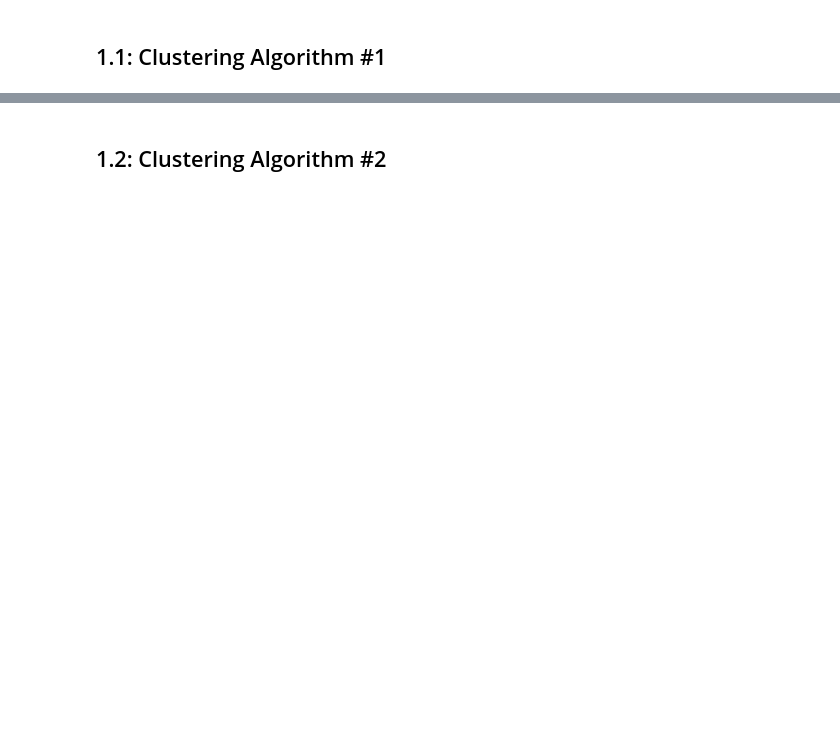
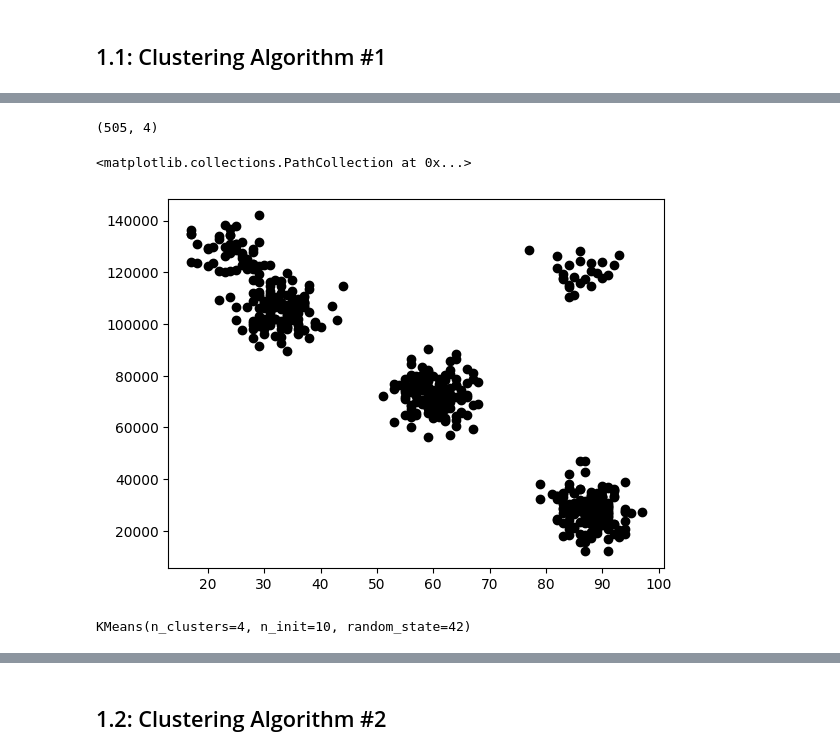
Before and after one commit to benoj67/Data-Analyst, a Jupyter notebook: MMA869/Individual Assignment/2024_869_BenojDonbosco.ipynb, the cells around one changed output, grey strips where cells are left out. Saved outputs shown, nothing was run; the diff lists cells and outputs as text; code cells hidden in the pictures; blank space fills up the shorter version.

```diff
--- a/MMA869/Individual Assignment/2024_869_BenojDonbosco.ipynb
+++ b/MMA869/Individual Assignment/2024_869_BenojDonbosco.ipynb
@@ -162,3 +131,0 @@ array([2, 2, 2, 2, 0, 1, 2, 0, 0, 0, 1, 1, 1, 1, 2, 1, 2, 0, 0, 1, 1, 1,
-# %%
-df1["cluter"] = y_predicted
-df1.head()
@@ -191,0 +143,12 @@ No artists with labels found to put in legend.  Note that artists whose label st
+# %%
+X = df1.to_numpy()
+# %%
+X.shape
+# %% [output]
+(505, 4)
+# %%
+plt.figure()
+plt.scatter(X[:,0], X[:,1], c="black")
+# %% [output]
+<matplotlib.collections.PathCollection at 0x...>
+[figure, added]
@@ -191,0 +159,6 @@ No artists with labels found to put in legend.  Note that artists whose label st
+# %%
+from sklearn.cluster import KMeans
+k_means = KMeans(init="k-means++", n_clusters=4, n_init=10, random_state=42)
+k_means.fit(X)
+# %% [output]
+KMeans(n_clusters=4, n_init=10, random_state=42)
```
Also changed, not shown: parts of 46 cells of this notebook.
